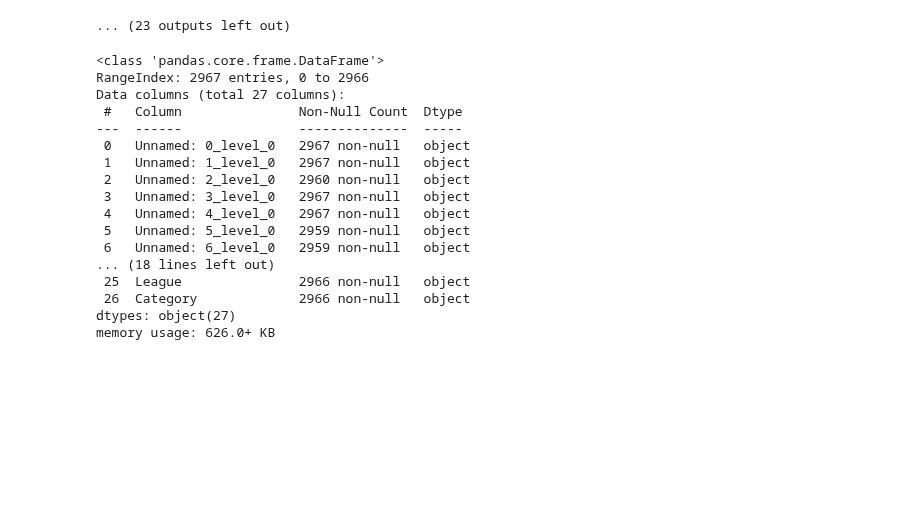
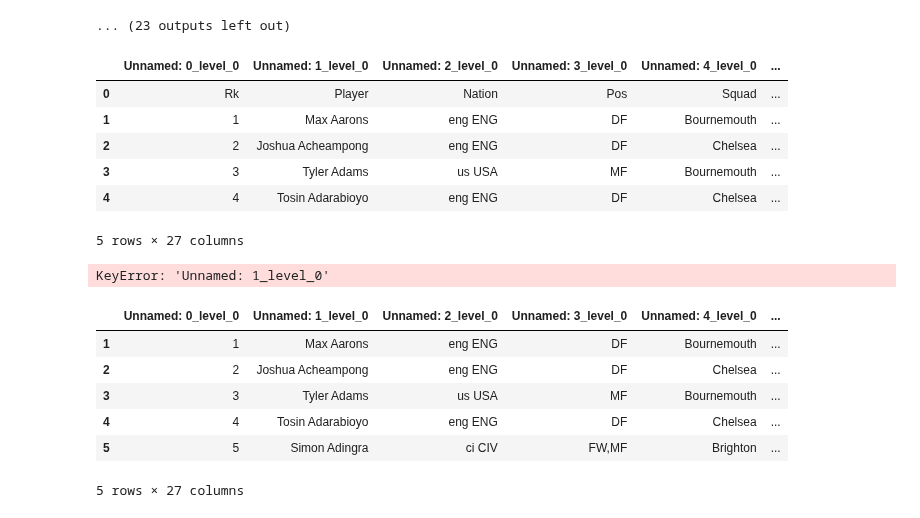
Before and after one commit to levokond/clustering-players-profiles, a Jupyter notebook: fbref_clustering.ipynb, the cells around one changed output. Drawn from its saved outputs; the diff is of its cells as text; code cells hidden in the pictures; blank space fills up the shorter version.

```diff
--- a/fbref_clustering.ipynb
+++ b/fbref_clustering.ipynb
@@ -167,24 +167,13 @@ Saved shooting stats: 2966 rows
 Fetching Premier League [passing] stats...
 Fetching La Liga [passing] stats...
 ... (23 outputs left out)
-# %%
-df = pd.read_csv('data/gca_player_stats.csv')
-df.info()
-# %% [output]
-<class 'pandas.core.frame.DataFrame'>
-RangeIndex: 2967 entries, 0 to 2966
-Data columns (total 27 columns):
- #   Column               Non-Null Count  Dtype
----  ------               --------------  -----
- 0   Unnamed: 0_level_0   2967 non-null   object
- 1   Unnamed: 1_level_0   2967 non-null   object
- 2   Unnamed: 2_level_0   2960 non-null   object
- 3   Unnamed: 3_level_0   2967 non-null   object
- 4   Unnamed: 4_level_0   2967 non-null   object
- 5   Unnamed: 5_level_0   2959 non-null   object
- 6   Unnamed: 6_level_0   2959 non-null   object
-... (18 lines left out)
- 25  League               2966 non-null   object
- 26  Category             2966 non-null   object
-dtypes: object(27)
-memory usage: 626.0+ KB
+# %%
+gca_df.head()
+# %% [output]
+|  | Unnamed: 0_level_0 | Unnamed: 1_level_0 | Unnamed: 2_level_0 | Unnamed: 3_level_0 | Unnamed: 4_level_0 | ... |
+| 0 | Rk | Player | Nation | Pos | Squad | ... |
+| 1 | 1 | Max Aarons | eng ENG | DF | Bournemouth | ... |
+| 2 | 2 | Joshua Acheampong | eng ENG | DF | Chelsea | ... |
+| 3 | 3 | Tyler Adams | us USA | MF | Bournemouth | ... |
+| 4 | 4 | Tosin Adarabioyo | eng ENG | DF | Chelsea | ... |
+5 rows × 27 columns
@@ -190,0 +187,13 @@ memory usage: 626.0+ KB
+# %%
+overall_df = pd.DataFrame()
+
+overall_df['Unnamed: 1_level_0'] = overall_df['Unnamed: 1_level_0']
+overall_df['Unnamed: 4_level_0'] = overall_df['Unnamed: 4_level_0']
+
+for df in [gca_df, defense_df, misc_df, passing_df, possession_df, shooting_df]:
+    overall_df = pd.merge(overall_df, df, on=['Unnamed: 1_level_0', 'Unnamed: 4_level_0'], how='left')
+    overall_df.drop(columns=['Unnamed: 0_x', 'Unnamed: 0_y'], inplace=True)
+
+overall_df.head(30)
+# %% [output]
+KeyError: 'Unnamed: 1_level_0'
@@ -190,0 +207,10 @@ memory usage: 626.0+ KB
+# %%
+gca_df.head()
+# %% [output]
+|  | Unnamed: 0_level_0 | Unnamed: 1_level_0 | Unnamed: 2_level_0 | Unnamed: 3_level_0 | Unnamed: 4_level_0 | ... |
+| 1 | 1 | Max Aarons | eng ENG | DF | Bournemouth | ... |
+| 2 | 2 | Joshua Acheampong | eng ENG | DF | Chelsea | ... |
+| 3 | 3 | Tyler Adams | us USA | MF | Bournemouth | ... |
+| 4 | 4 | Tosin Adarabioyo | eng ENG | DF | Chelsea | ... |
+| 5 | 5 | Simon Adingra | ci CIV | FW,MF | Brighton | ... |
+5 rows × 27 columns
```
Also changed, not shown: parts of 2 cells of this notebook.
